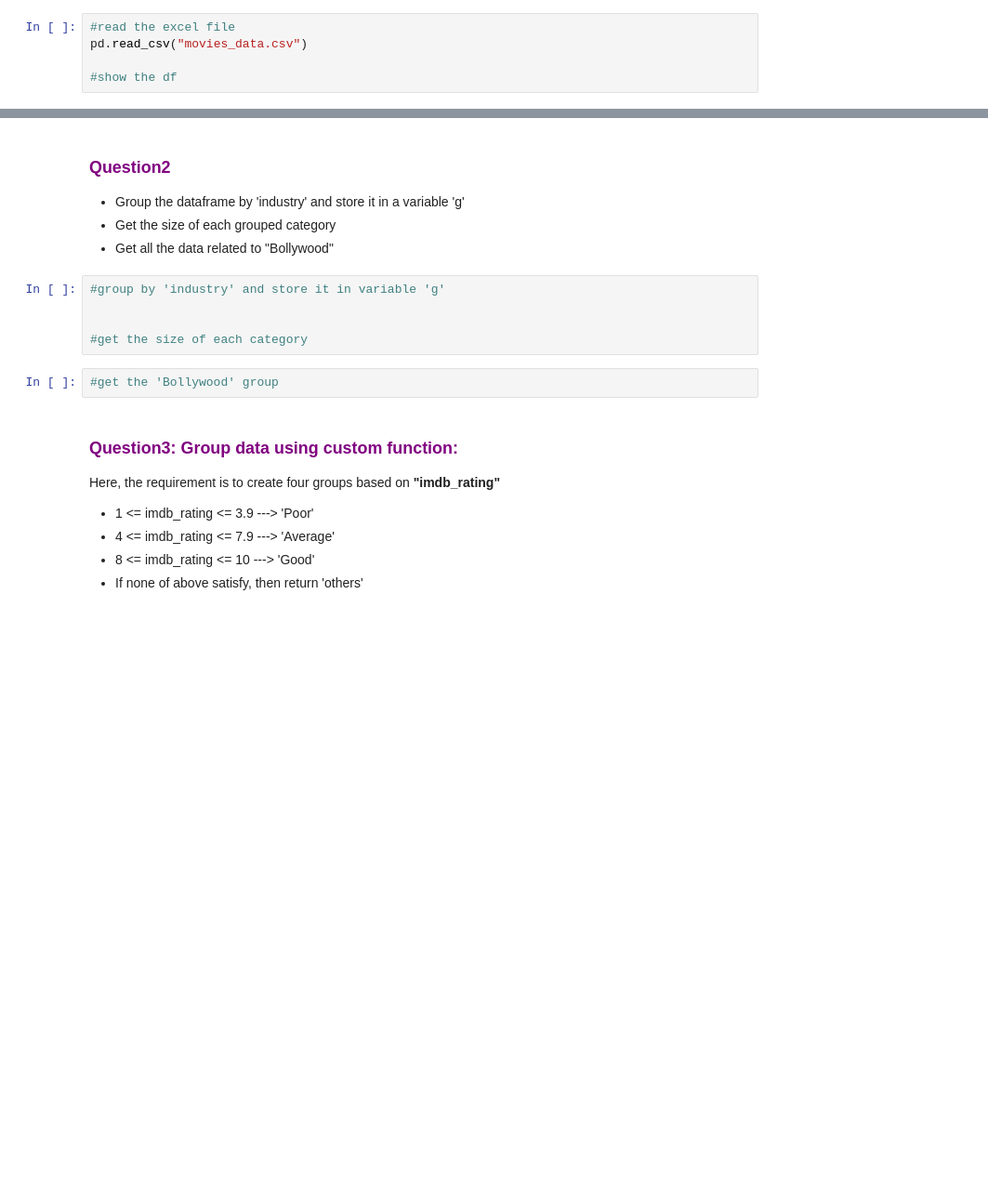
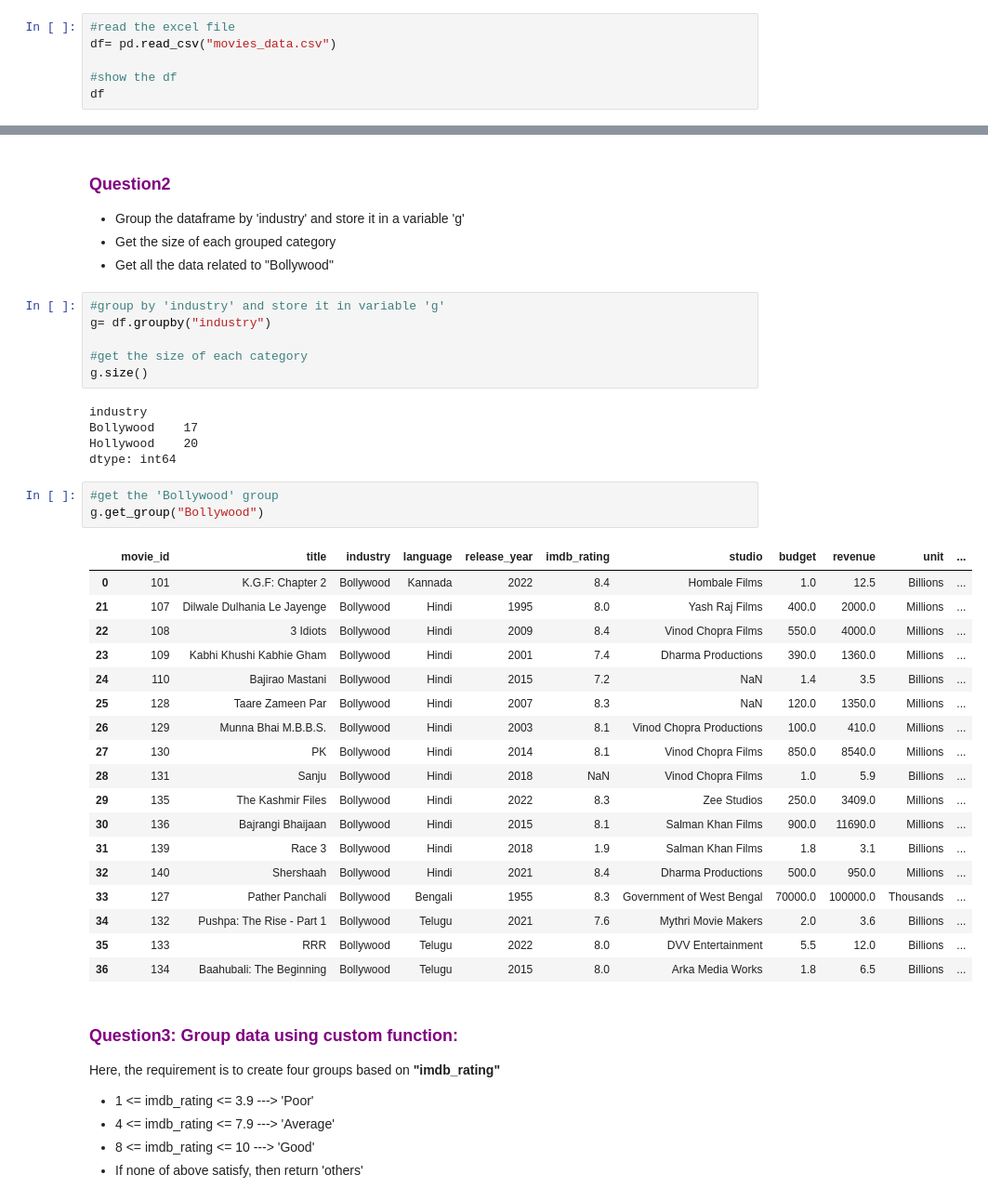
Before and after one commit to mdazizulbari/codeBasics, a Jupyter notebook: python/codebasics_python_course_code/2_pandas_basics_code/6_group_by/Exercise/(my_sol)pandas_group_by_exercise.ipynb, the cells around one changed output, grey strips where cells are left out. Shown: that part at 93% size. Cells and saved outputs as stored; diff of their text form; blank space fills up the shorter version.

```diff
--- a/python/codebasics_python_course_code/2_pandas_basics_code/6_group_by/Exercise/(my_sol)pandas_group_by_exercise.ipynb
+++ b/python/codebasics_python_course_code/2_pandas_basics_code/6_group_by/Exercise/(my_sol)pandas_group_by_exercise.ipynb
@@ -7,6 +7,7 @@ import pandas as pd
 - Read the csv file 'movies_data.csv' and store it in a variable 'df'
 # %%
 #read the excel file
-pd.read_csv("movies_data.csv")
+df= pd.read_csv("movies_data.csv")
 
 #show the df
+df
@@ -17,11 +36,37 @@ pd.read_csv("movies_data.csv")
 - Get all the data related to "Bollywood"
 # %%
 #group by 'industry' and store it in variable 'g'
-
+g= df.groupby("industry")
 
 #get the size of each category
+g.size()
+# %% [output]
+industry
+Bollywood    17
+Hollywood    20
+dtype: int64
 # %%
 #get the 'Bollywood' group
+g.get_group("Bollywood")
+# %% [output]
+|  | movie_id | title | industry | language | release_year | imdb_rating | studio | budget | revenue | unit | ... |
+| 0 | 101 | K.G.F: Chapter 2 | Bollywood | Kannada | 2022 | 8.4 | Hombale Films | 1.0 | 12.5 | Billions | ... |
+| 21 | 107 | Dilwale Dulhania Le Jayenge | Bollywood | Hindi | 1995 | 8.0 | Yash Raj Films | 400.0 | 2000.0 | Millions | ... |
+| 22 | 108 | 3 Idiots | Bollywood | Hindi | 2009 | 8.4 | Vinod Chopra Films | 550.0 | 4000.0 | Millions | ... |
+| 23 | 109 | Kabhi Khushi Kabhie Gham | Bollywood | Hindi | 2001 | 7.4 | Dharma Productions | 390.0 | 1360.0 | Millions | ... |
+| 24 | 110 | Bajirao Mastani | Bollywood | Hindi | 2015 | 7.2 | NaN | 1.4 | 3.5 | Billions | ... |
+| 25 | 128 | Taare Zameen Par | Bollywood | Hindi | 2007 | 8.3 | NaN | 120.0 | 1350.0 | Millions | ... |
+| 26 | 129 | Munna Bhai M.B.B.S. | Bollywood | Hindi | 2003 | 8.1 | Vinod Chopra Productions | 100.0 | 410.0 | Millions | ... |
+| 27 | 130 | PK | Bollywood | Hindi | 2014 | 8.1 | Vinod Chopra Films | 850.0 | 8540.0 | Millions | ... |
+| 28 | 131 | Sanju | Bollywood | Hindi | 2018 | NaN | Vinod Chopra Films | 1.0 | 5.9 | Billions | ... |
+| 29 | 135 | The Kashmir Files | Bollywood | Hindi | 2022 | 8.3 | Zee Studios | 250.0 | 3409.0 | Millions | ... |
+| 30 | 136 | Bajrangi Bhaijaan | Bollywood | Hindi | 2015 | 8.1 | Salman Khan Films | 900.0 | 11690.0 | Millions | ... |
+| 31 | 139 | Race 3 | Bollywood | Hindi | 2018 | 1.9 | Salman Khan Films | 1.8 | 3.1 | Billions | ... |
+| 32 | 140 | Shershaah | Bollywood | Hindi | 2021 | 8.4 | Dharma Productions | 500.0 | 950.0 | Millions | ... |
+| 33 | 127 | Pather Panchali | Bollywood | Bengali | 1955 | 8.3 | Government of West Bengal | 70000.0 | 100000.0 | Thousands | ... |
+| 34 | 132 | Pushpa: The Rise - Part 1 | Bollywood | Telugu | 2021 | 7.6 | Mythri Movie Makers | 2.0 | 3.6 | Billions | ... |
+| 35 | 133 | RRR | Bollywood | Telugu | 2022 | 8.0 | DVV Entertainment | 5.5 | 12.0 | Billions | ... |
+| 36 | 134 | Baahubali: The Beginning | Bollywood | Telugu | 2015 | 8.0 | Arka Media Works | 1.8 | 6.5 | Billions | ... |
 # %% [markdown]
 ### <font color="purple">**Question3: Group data using custom function:**</font>
 Here, the requirement is to create four groups based on **"imdb_rating"**
```
Also changed, not shown: parts of 1 cell of this notebook.
